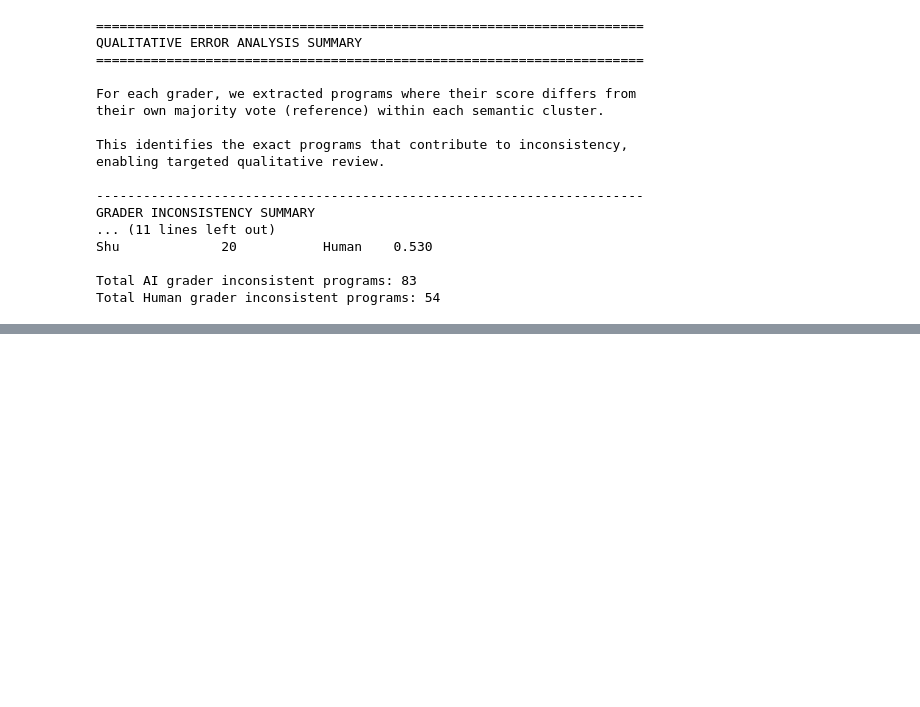
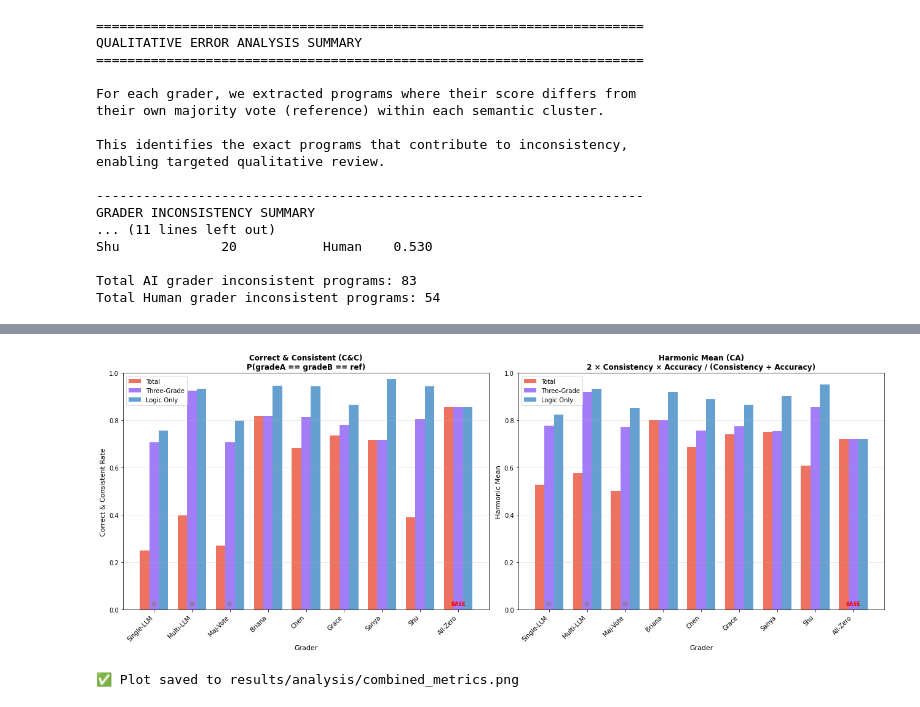
Before and after one commit to maobupa/multi-agent-autograder, a Jupyter notebook: consistency_analysis.ipynb, the cells around one changed output, grey strips where cells are left out. Cells and saved outputs as stored; diff of their text form; code cells hidden in the pictures; blank space fills up the shorter version.

```diff
--- a/consistency_analysis.ipynb
+++ b/consistency_analysis.ipynb
@@ -382,7 +586,7 @@ print("\n✅ Plot saved to results/analysis/consistency_scores.png")
 fig, ax = plt.subplots(figsize=(12, 9))  # Increased height for 8 graders
 
 # Sort by average of all three scores
-results_df['avg_consistency'] = (results_df['total_consistency'] + results_df['two_consistency'] + results_df['logic_consistency']) / 3
+results_df['avg_consistency'] = (results_df['total_consistency'] + results_df['three_consistency'] + results_df['logic_consistency']) / 3
 results_sorted = results_df.sort_values('avg_consistency', ascending=True)
 
 y_positions = np.arange(len(results_sorted))
@@ -390,7 +594,7 @@ offset = 0.2  # Offset for the three dots
 
 # Colors for metrics
 total_color = '#E94F37'  # Red-orange for total
-two_color = '#8B5CF6'    # Purple for two-grade
+three_color = '#8B5CF6'  # Purple for three-grade
 logic_color = '#3F88C5'  # Blue for logic
 
 for i, (_, row) in enumerate(results_sorted.iterrows()):
@@ -402,8 +606,8 @@ for i, (_, row) in enumerate(results_sorted.iterrows()):
     ax.scatter(row['total_consistency'], i + offset, c=total_color, s=180,
                marker='o', edgecolors=edge_color, linewidths=edge_width, zorder=3)
 
-    # Two-grade consistency (middle dot)
-    ax.scatter(row['two_consistency'], i, c=two_color, s=180,
+    # Three-grade consistency (middle dot)
+    ax.scatter(row['three_consistency'], i, c=three_color, s=180,
                marker='o', edgecolors=edge_color, linewidths=edge_width, zorder=3)
 
     # Logic consistency (lower dot)
@@ -411,7 +615,7 @@ for i, (_, row) in enumerate(results_sorted.iterrows()):
                marker='o', edgecolors=edge_color, linewidths=edge_width, zorder=3)
 
     # Connect the dots with lines
-    ax.plot([row['total_consistency'], row['two_consistency'], row['logic_consistency']],
+    ax.plot([row['total_consistency'], row['three_consistency'], row['logic_consistency']],
             [i + offset, i, i - offset], color='gray', alpha=0.3, linewidth=1, zorder=1)
 
 # Formatting
@@ -430,8 +634,8 @@ ax.axvline(x=1.0, color='green', linestyle=':', alpha=0.5, label='Perfect Consis
 legend_elements = [
     Line2D([0], [0], marker='o', color='w', markerfacecolor=total_color, markersize=12,
            label='Total (input+logic+syntax+print)'),
-    Line2D([0], [0], marker='o', color='w', markerfacecolor=two_color, markersize=12,
-           label='Two-Grade (input+logic)'),
+    Line2D([0], [0], marker='o', color='w', markerfacecolor=three_color, markersize=12,
+           label='Three-Grade (input+logic+syntax)'),
     Line2D([0], [0], marker='o', color='w', markerfacecolor=logic_color, markersize=12,
            label='Logic Only'),
     Line2D([0], [0], marker='o', color='w', markerfacecolor='gray', markersize=12,
@@ -772,0 +1455,66 @@ Total Human grader inconsistent programs: 54
+# %%
+# Visualization: Bar chart comparing combined metrics
+fig, axes = plt.subplots(1, 2, figsize=(18, 7))
+
+# Prepare data
+graders = ca_df['display_name'].tolist()
+x = np.arange(len(graders))
+width = 0.25
+
+# Colors for grade types
+total_color = '#E94F37'   # Red for total
+three_color = '#8B5CF6'   # Purple for three-grade
+logic_color = '#3F88C5'   # Blue for logic
+
+# --- Plot 1: Correct & Consistent (C&C) ---
+ax1 = axes[0]
+bars1 = ax1.bar(x - width, ca_df['correct_consistent_total'], width, label='Total', color=total_color, alpha=0.8)
+bars2 = ax1.bar(x, ca_df['correct_consistent_three'], width, label='Three-Grade', color=three_color, alpha=0.8)
+bars3 = ax1.bar(x + width, ca_df['correct_consistent_logic'], width, label='Logic Only', color=logic_color, alpha=0.8)
+
+ax1.set_xlabel('Grader', fontsize=11)
+ax1.set_ylabel('Correct & Consistent Rate', fontsize=11)
+ax1.set_title('Correct & Consistent (C&C)\nP(gradeA == gradeB == ref)', fontsize=12, fontweight='bold')
+ax1.set_xticks(x)
+ax1.set_xticklabels(graders, rotation=45, ha='right')
+ax1.set_ylim(0, 1)
+ax1.legend()
+ax1.grid(axis='y', alpha=0.3)
+
+# Add AI/Human/Baseline markers
+for i, grader in enumerate(ca_df['grader']):
+    if grader == 'dummy':
+        ax1.annotate('BASE', xy=(i, 0.02), ha='center', fontsize=8, fontweight='bold', color='red')
+    elif grader in AI_GRADERS:
+        ax1.annotate('AI', xy=(i, 0.02), ha='center', fontsize=8, fontweight='bold', color='gray')
+
+# --- Plot 2: Harmonic Mean ---
+ax2 = axes[1]
+bars4 = ax2.bar(x - width, ca_df['harmonic_mean_total'], width, label='Total', color=total_color, alpha=0.8)
+bars5 = ax2.bar(x, ca_df['harmonic_mean_three'], width, label='Three-Grade', color=three_color, alpha=0.8)
+bars6 = ax2.bar(x + width, ca_df['harmonic_mean_logic'], width, label='Logic Only', color=logic_color, alpha=0.8)
+
+ax2.set_xlabel('Grader', fontsize=11)
+ax2.set_ylabel('Harmonic Mean', fontsize=11)
+ax2.set_title('Harmonic Mean (CA)\n2 × Consistency × Accuracy / (Consistency + Accuracy)', fontsize=12, fontweight='bold')
+ax2.set_xticks(x)
+ax2.set_xticklabels(graders, rotation=45, ha='right')
+ax2.set_ylim(0, 1)
+ax2.legend()
+ax2.grid(axis='y', alpha=0.3)
+
+# Add AI/Human/Baseline markers
+for i, grader in enumerate(ca_df['grader']):
+    if grader == 'dummy':
+        ax2.annotate('BASE', xy=(i, 0.02), ha='center', fontsize=8, fontweight='bold', color='red')
+    elif grader in AI_GRADERS:
+        ax2.annotate('AI', xy=(i, 0.02), ha='center', fontsize=8, fontweight='bold', color='gray')
+
+plt.tight_layout()
+plt.savefig('results/analysis/combined_metrics.png', dpi=150, bbox_inches='tight')
+plt.show()
+
+print("\n✅ Plot saved to results/analysis/combined_metrics.png")
+# %% [output]
+[figure, added]
+✅ Plot saved to results/analysis/combined_metrics.png
```
Also changed, not shown: parts of 53 cells of this notebook, 2 other files.
